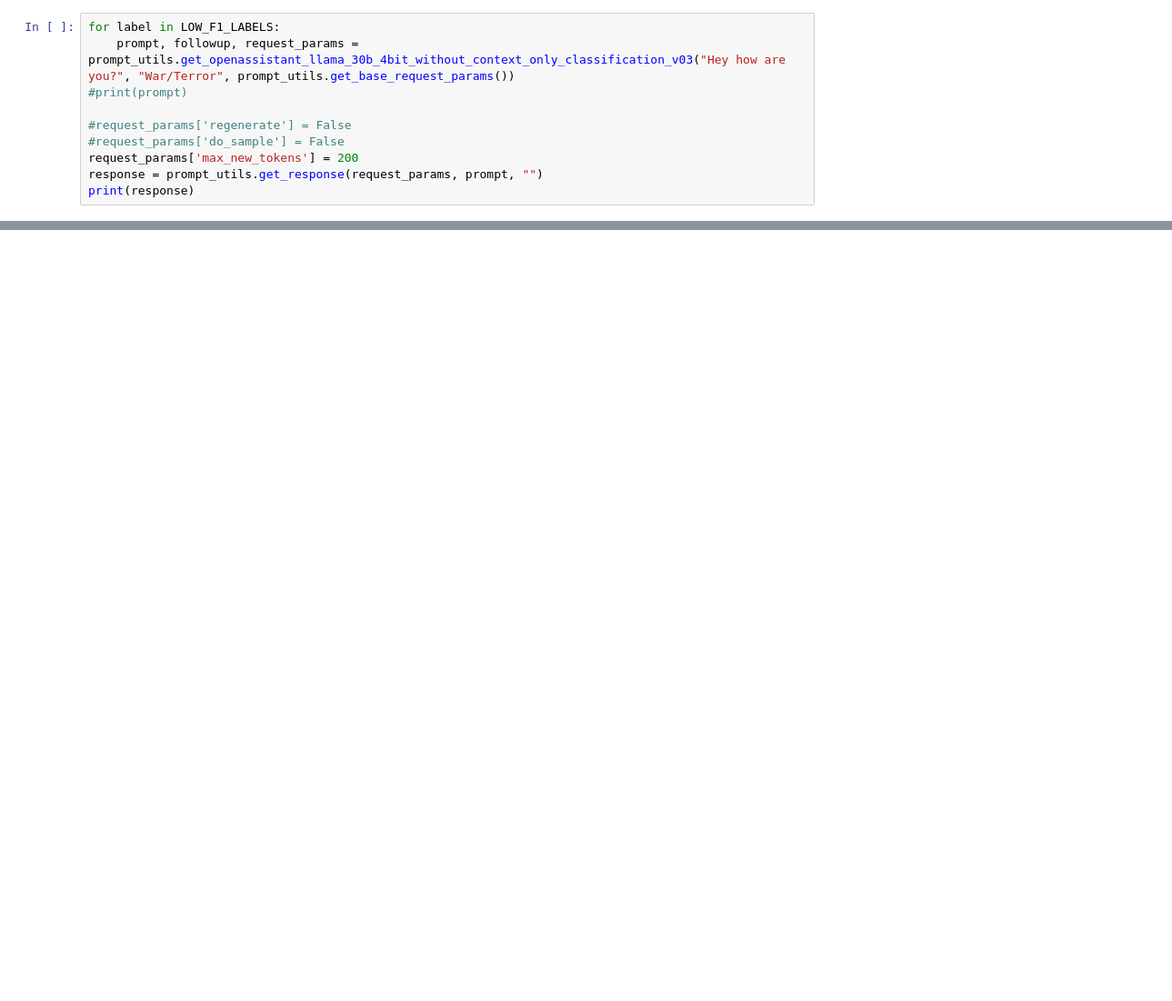
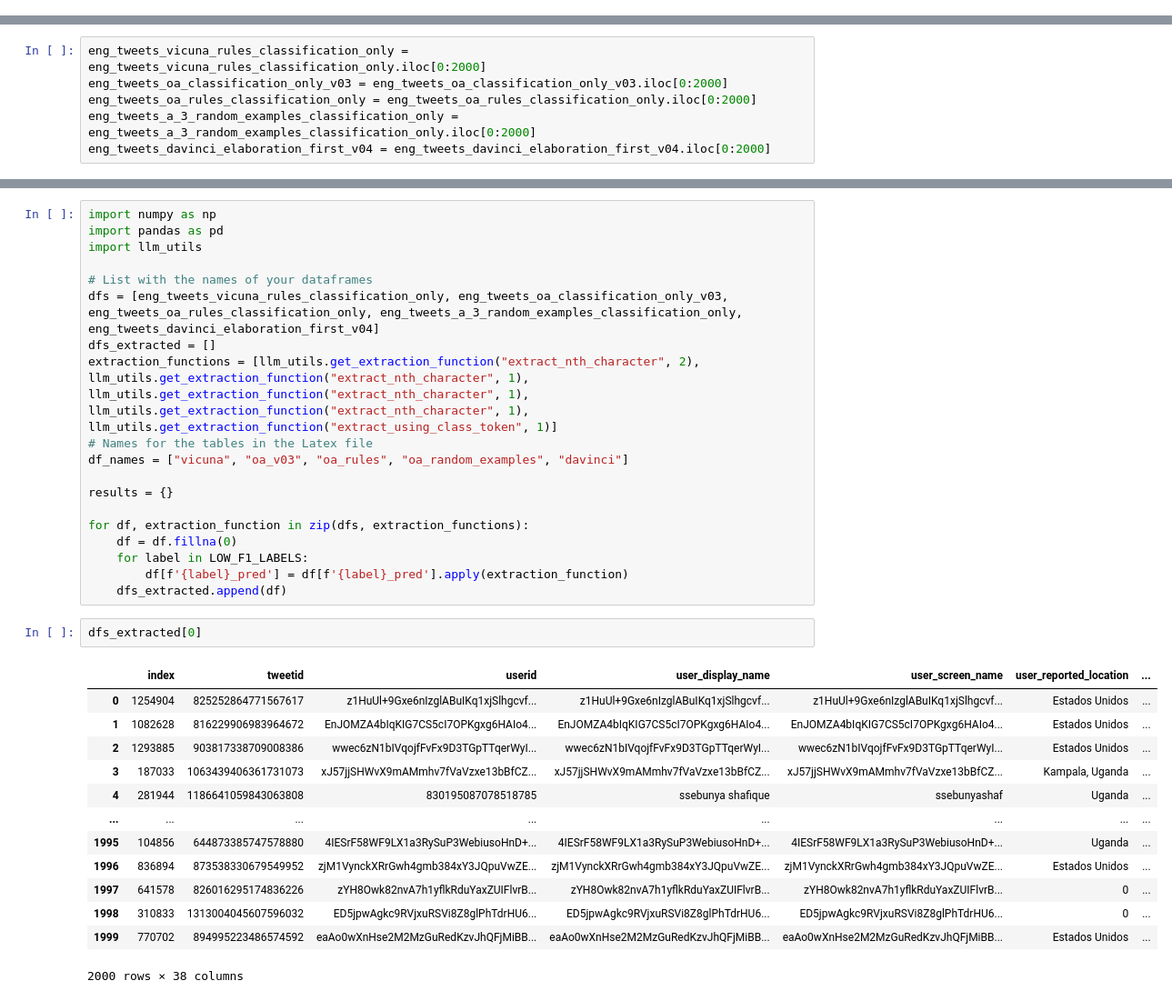
Before and after one commit to BrunoKreiner/ip6-twitter-disinformation, a Jupyter notebook: notebooks/015_1_weak_labeling_report copy.ipynb, the cells around one changed output, grey strips where cells are left out. Shown at 91% size. Cells and saved outputs as stored; diff of their text form; blank space fills up the shorter version.

```diff
--- a/notebooks/015_1_weak_labeling_report copy.ipynb
+++ b/notebooks/015_1_weak_labeling_report copy.ipynb
@@ -208,10 +87,0 @@ eng_tweets.to_csv(f"{output_folder}/{model_name}.csv", index=False)
-# %%
-for label in LOW_F1_LABELS:
-    prompt, followup, request_params = prompt_utils.get_openassistant_llama_30b_4bit_without_context_only_classification_v03("Hey how are you?", "War/Terror", prompt_utils.get_base_request_params())
-#print(prompt)
-
-#request_params['regenerate'] = False
-#request_params['do_sample'] = False
-request_params['max_new_tokens'] = 200
-response = prompt_utils.get_response(request_params, prompt, "")
-print(response)
@@ -235,0 +88,6 @@ Class:
+# %%
+eng_tweets_vicuna_rules_classification_only = eng_tweets_vicuna_rules_classification_only.iloc[0:2000]
+eng_tweets_oa_classification_only_v03 = eng_tweets_oa_classification_only_v03.iloc[0:2000]
+eng_tweets_oa_rules_classification_only = eng_tweets_oa_rules_classification_only.iloc[0:2000]
+eng_tweets_a_3_random_examples_classification_only = eng_tweets_a_3_random_examples_classification_only.iloc[0:2000]
+eng_tweets_davinci_elaboration_first_v04 = eng_tweets_davinci_elaboration_first_v04.iloc[0:2000]
@@ -235,0 +156,35 @@ Class:
+# %%
+import numpy as np
+import pandas as pd
+import llm_utils
+
+# List with the names of your dataframes
+dfs = [eng_tweets_vicuna_rules_classification_only, eng_tweets_oa_classification_only_v03, eng_tweets_oa_rules_classification_only, eng_tweets_a_3_random_examples_classification_only, eng_tweets_davinci_elaboration_first_v04]
+dfs_extracted = []
+extraction_functions = [llm_utils.get_extraction_function("extract_nth_character", 2), llm_utils.get_extraction_function("extract_nth_character", 1), llm_utils.get_extraction_function("extract_nth_character", 1), llm_utils.get_extraction_function("extract_nth_character", 1), llm_utils.get_extraction_function("extract_using_class_token", 1)]
+# Names for the tables in the Latex file
+df_names = ["vicuna", "oa_v03", "oa_rules", "oa_random_examples", "davinci"]
+
+results = {}
+
+for df, extraction_function in zip(dfs, extraction_functions):
+    df = df.fillna(0)
+    for label in LOW_F1_LABELS:
+        df[f'{label}_pred'] = df[f'{label}_pred'].apply(extraction_function)
+    dfs_extracted.append(df)
+# %%
+dfs_extracted[0]
+# %% [output]
+|  | index | tweetid | userid | user_display_name | user_screen_name | user_reported_location | ... |
+| 0 | 1254904 | 825252864771567617 | z1HuUl+9Gxe6nIzglABuIKq1xjSlhgcvf... | z1HuUl+9Gxe6nIzglABuIKq1xjSlhgcvf... | z1HuUl+9Gxe6nIzglABuIKq1xjSlhgcvf... | Estados Unidos | ... |
+| 1 | 1082628 | 816229906983964672 | EnJOMZA4bIqKIG7CS5cI7OPKgxg6HAIo4... | EnJOMZA4bIqKIG7CS5cI7OPKgxg6HAIo4... | EnJOMZA4bIqKIG7CS5cI7OPKgxg6HAIo4... | Estados Unidos | ... |
+| 2 | 1293885 | 903817338709008386 | wwec6zN1bIVqojfFvFx9D3TGpTTqerWyI... | wwec6zN1bIVqojfFvFx9D3TGpTTqerWyI... | wwec6zN1bIVqojfFvFx9D3TGpTTqerWyI... | Estados Unidos | ... |
+| 3 | 187033 | 1063439406361731073 | xJ57jjSHWvX9mAMmhv7fVaVzxe13bBfCZ... | xJ57jjSHWvX9mAMmhv7fVaVzxe13bBfCZ... | xJ57jjSHWvX9mAMmhv7fVaVzxe13bBfCZ... | Kampala, Uganda | ... |
+| 4 | 281944 | 1186641059843063808 | 830195087078518785 | ssebunya shafique | ssebunyashaf | Uganda | ... |
+| ... | ... | ... | ... | ... | ... | ... | ... |
+| 1995 | 104856 | 644873385747578880 | 4IESrF58WF9LX1a3RySuP3WebiusoHnD+... | 4IESrF58WF9LX1a3RySuP3WebiusoHnD+... | 4IESrF58WF9LX1a3RySuP3WebiusoHnD+... | Uganda | ... |
+| 1996 | 836894 | 873538330679549952 | zjM1VynckXRrGwh4gmb384xY3JQpuVwZE... | zjM1VynckXRrGwh4gmb384xY3JQpuVwZE... | zjM1VynckXRrGwh4gmb384xY3JQpuVwZE... | Estados Unidos | ... |
+| 1997 | 641578 | 826016295174836226 | zYH8Owk82nvA7h1yflkRduYaxZUIFlvrB... | zYH8Owk82nvA7h1yflkRduYaxZUIFlvrB... | zYH8Owk82nvA7h1yflkRduYaxZUIFlvrB... | 0 | ... |
+| 1998 | 310833 | 1313004045607596032 | ED5jpwAgkc9RVjxuRSVi8Z8glPhTdrHU6... | ED5jpwAgkc9RVjxuRSVi8Z8glPhTdrHU6... | ED5jpwAgkc9RVjxuRSVi8Z8glPhTdrHU6... | 0 | ... |
+| 1999 | 770702 | 894995223486574592 | eaAo0wXnHse2M2MzGuRedKzvJhQFjMiBB... | eaAo0wXnHse2M2MzGuRedKzvJhQFjMiBB... | eaAo0wXnHse2M2MzGuRedKzvJhQFjMiBB... | Estados Unidos | ... |
+2000 rows × 38 columns
```
Also changed, not shown: parts of 17 cells of this notebook, 15 other files.
